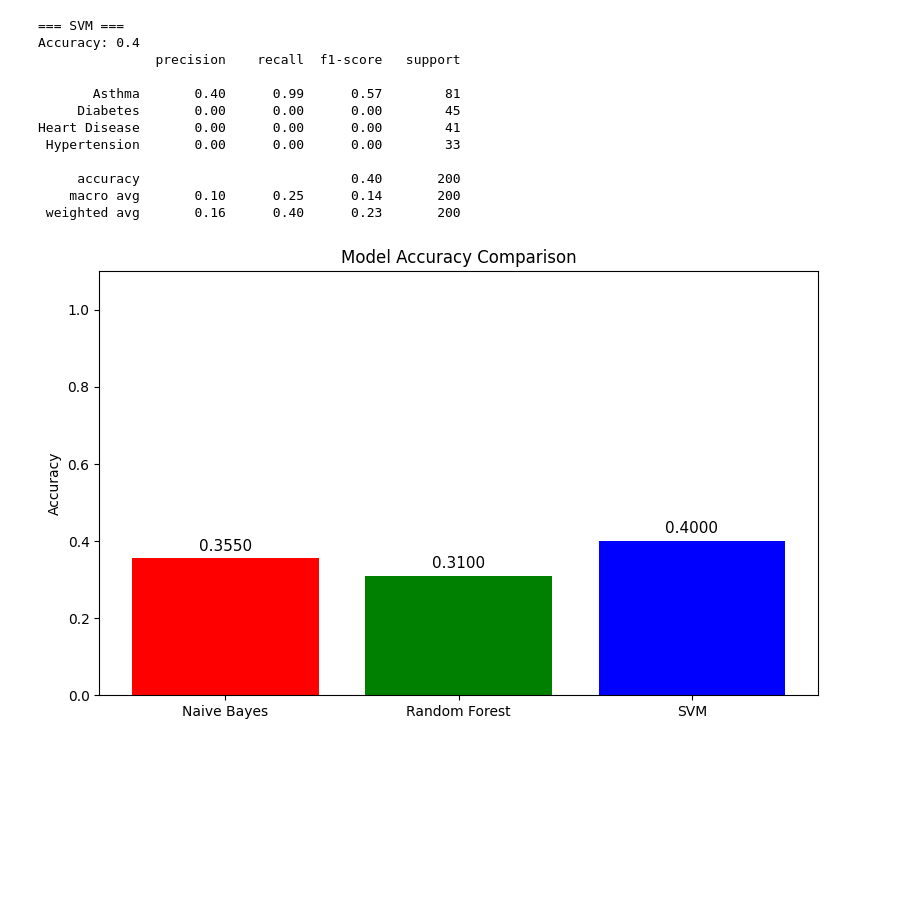
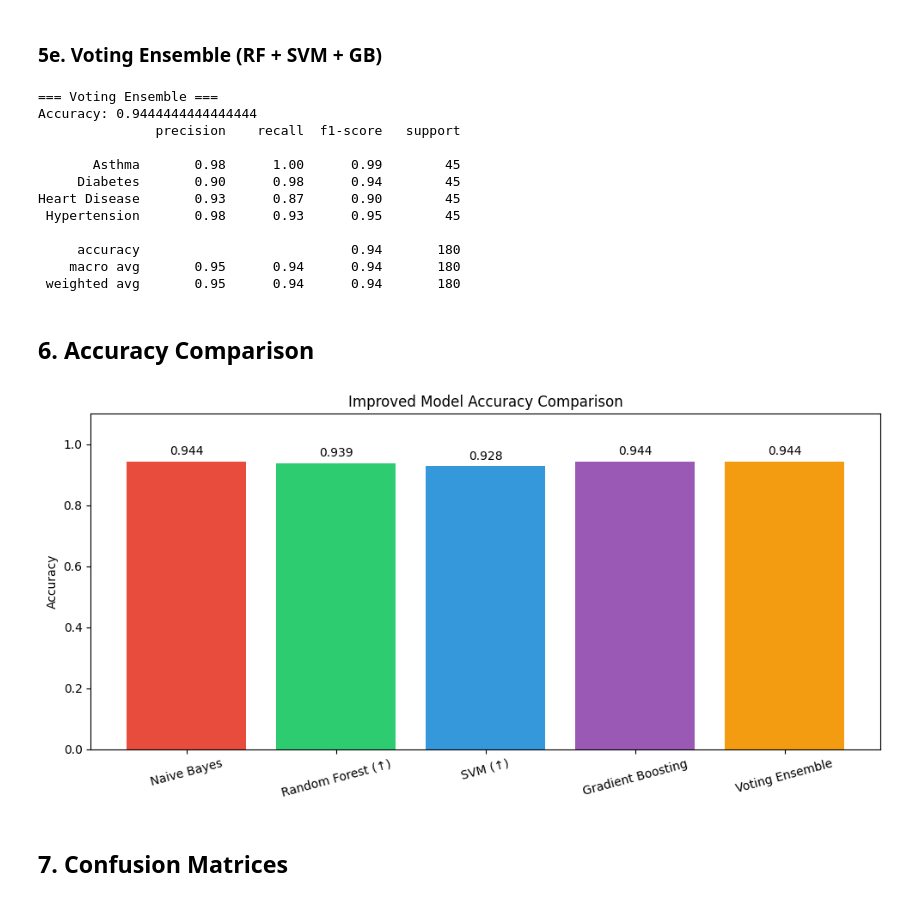
Before and after one commit to ypoudel3/data_final, a Jupyter notebook: classification.ipynb, the cells around one changed output. Cells and saved outputs as stored; diff of their text form; code cells hidden in the pictures; blank space fills up the shorter version.

```diff
--- a/classification.ipynb
+++ b/classification.ipynb
@@ -205,41 +278,61 @@ SVM
+# %% [markdown]
+### 5e. Voting Ensemble (RF + SVM + GB)
 # %%
-svm = LinearSVC(random_state=42, max_iter=2000)
-svm.fit(X_train_scaled, y_train)
-svm_pred = svm.predict(X_test_scaled)
+voting_clf = VotingClassifier(
+    estimators=[
+        ('rf',  best_rf),
+        ('svm', best_svm),
+        ('gb',  best_gb),
+    ],
+    voting='soft',
+)
+voting_clf.fit(X_train_res, y_train_res)
+vote_pred = voting_clf.predict(X_test_scaled)
 
-print("=== SVM ===")
-print("Accuracy:", accuracy_score(y_test, svm_pred))
-print(classification_report(y_test, svm_pred, zero_division=0))
+print('=== Voting Ensemble ===')
+print('Accuracy:', accuracy_score(y_test, vote_pred))
+print(classification_report(y_test, vote_pred, zero_division=0))
 # %% [output]
-=== SVM ===
-Accuracy: 0.4
+=== Voting Ensemble ===
+Accuracy: 0.9444444444444444
                precision    recall  f1-score   support
 
-       Asthma       0.40      0.99      0.57        81
-     Diabetes       0.00      0.00      0.00        45
-Heart Disease       0.00      0.00      0.00        41
- Hypertension       0.00      0.00      0.00        33
+       Asthma       0.98      1.00      0.99        45
+     Diabetes       0.90      0.98      0.94        45
+Heart Disease       0.93      0.87      0.90        45
+ Hypertension       0.98      0.93      0.95        45
 
-     accuracy                           0.40       200
-    macro avg       0.10      0.25      0.14       200
- weighted avg       0.16      0.40      0.23       200
+     accuracy                           0.94       180
+    macro avg       0.95      0.94      0.94       180
+ weighted avg       0.95      0.94      0.94       180
+# %% [markdown]
+## 6. Accuracy Comparison
 # %%
-models     = ['Naive Bayes', 'Random Forest', 'SVM']
-accuracies = [accuracy_score(y_test, nb_pred),
-              accuracy_score(y_test, rf_pred),
-              accuracy_score(y_test, svm_pred)]
+models = {
+    'Naive Bayes':       nb_pred,
+    'Random Forest (↑)': rf_pred,
+    'SVM (↑)':           svm_pred,
+    'Gradient Boosting': gb_pred,
+    'Voting Ensemble':   vote_pred,
+}
 
-plt.figure(figsize=(8, 5))
-bars = plt.bar(models, accuracies, color=['red', 'green', 'blue'])
+accuracies = {name: accuracy_score(y_test, pred) for name, pred in models.items()}
+
+plt.figure(figsize=(10, 5))
+colors = ['#e74c3c', '#2ecc71', '#3498db', '#9b59b6', '#f39c12']
+bars = plt.bar(accuracies.keys(), accuracies.values(), color=colors)
 plt.ylim(0, 1.1)
-plt.title("Model Accuracy Comparison")
-plt.ylabel("Accuracy")
-for bar, acc in zip(bars, accuracies):
-    plt.text(bar.get_x() + bar.get_width()/2, bar.get_height() + 0.02,
-             f"{acc:.4f}", ha='center', fontsize=11)
+plt.title('Improved Model Accuracy Comparison')
+plt.ylabel('Accuracy')
+plt.xticks(rotation=15)
+for bar, acc in zip(bars, accuracies.values()):
+    plt.text(bar.get_x() + bar.get_width() / 2, bar.get_height() + 0.02,
+             f'{acc:.3f}', ha='center', fontsize=10)
 plt.tight_layout()
-plt.savefig('data/model_comparison.png')
+plt.savefig('data/improved_model_comparison.png')
 plt.show()
 # %% [output]
-[figure, old version]
+[figure, new version]
+# %% [markdown]
+## 7. Confusion Matrices
 # %%
```
Also changed, not shown: parts of 33 cells of this notebook, 11 other files.
